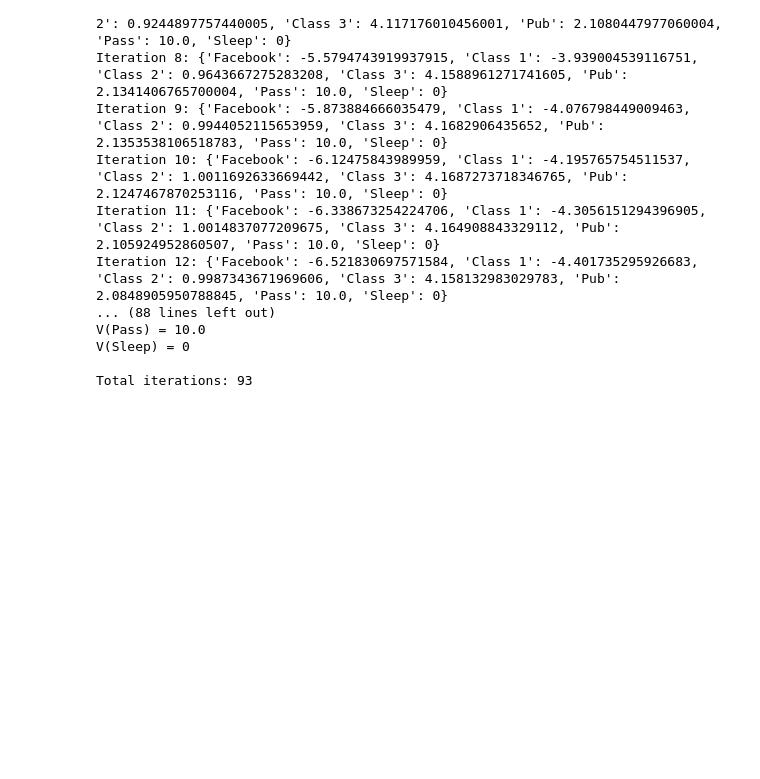
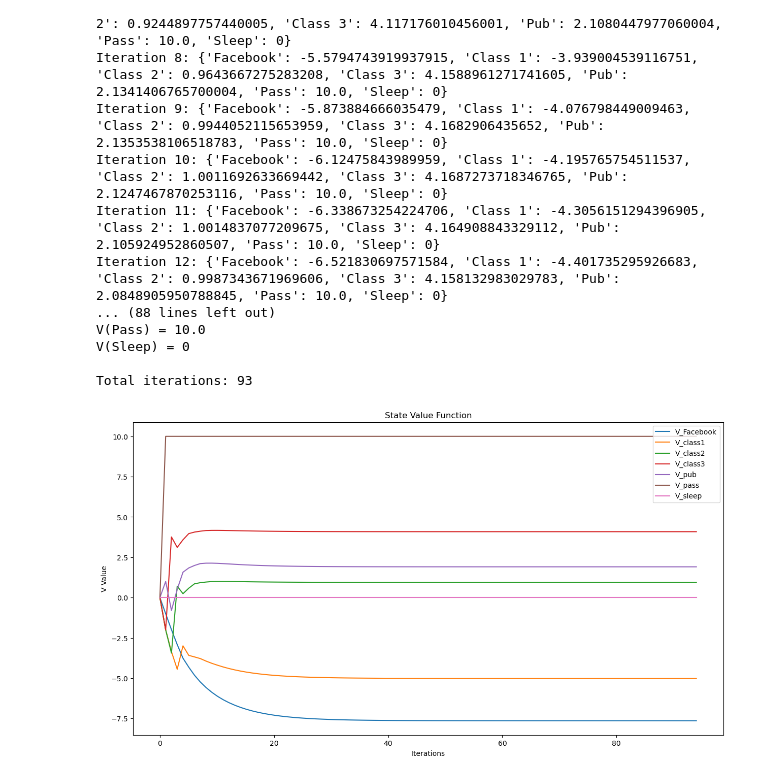
Before and after one commit to Muxi-Qiao/INT411, a Jupyter notebook: StateValueFunction.ipynb, the cells around one changed output. Drawn from its saved outputs; the diff is of its cells as text; code cells hidden in the pictures; blank space fills up the shorter version.

Commit message:
State_Value_Function
State Value Function

```diff
--- a/StateValueFunction.ipynb
+++ b/StateValueFunction.ipynb
@@ -33,9 +38,11 @@ V = {
 # %%
 def iteration_algorithm(V, R, gamma, termination):
     iteration = 0
+    V_record = []
     while True:
         delta = 0
         V_old = V.copy()
+        V_record.append(V_old)
 
         # Bellman equation, calculating state V
         V['Facebook'] = R['Facebook'] + gamma * (0.9 * V_old['Facebook'] + 0.1 * V_old['Class 1'])
@@ -54,13 +61,14 @@ def iteration_algorithm(V, R, gamma, termination):
 
         # Check whether the termination condition has been met
         if delta < termination:
+            V_record.append(V)
             break
 
-    return V, iteration
+    return V, iteration, V_record
 # %% [markdown]
 ## Result
 # %%
-V, iterations = iteration_algorithm(V, R, gamma, termination)
+V, iterations, V_record = iteration_algorithm(V, R, gamma, termination)
 
 print('\nFinal V:')
 for state, value in V.items():
@@ -84,3 +92,30 @@ V(Pass) = 10.0
 V(Sleep) = 0
 
 Total iterations: 93
+# %%
+V_facebook = [item['Facebook'] for item in V_record]
+V_class1 = [item['Class 1'] for item in V_record]
+V_class2 = [item['Class 2'] for item in V_record]
+V_class3 = [item['Class 3'] for item in V_record]
+V_pub = [item['Pub'] for item in V_record]
+V_pass = [item['Pass'] for item in V_record]
+V_sleep = [item['Sleep'] for item in V_record]
+
+x = np.linspace(0, iterations + 1, iterations + 1)
+
+plt.figure(figsize=(15, 8))
+plt.plot(x, V_facebook, label='V_Facebook')
+plt.plot(x, V_class1, label='V_class1')
+plt.plot(x, V_class2, label='V_class2')
+plt.plot(x, V_class3, label='V_class3')
+plt.plot(x, V_pub, label='V_pub')
+plt.plot(x, V_pass, label='V_pass')
+plt.plot(x, V_sleep, label='V_sleep')
+plt.title('State Value Function')
+plt.xlabel('Iterations')
+plt.ylabel('V Value')
+
+plt.legend(loc='upper right')
+plt.show()
+# %% [output]
+[figure, added]
```
Also changed, not shown: parts of 1 cell of this notebook.
